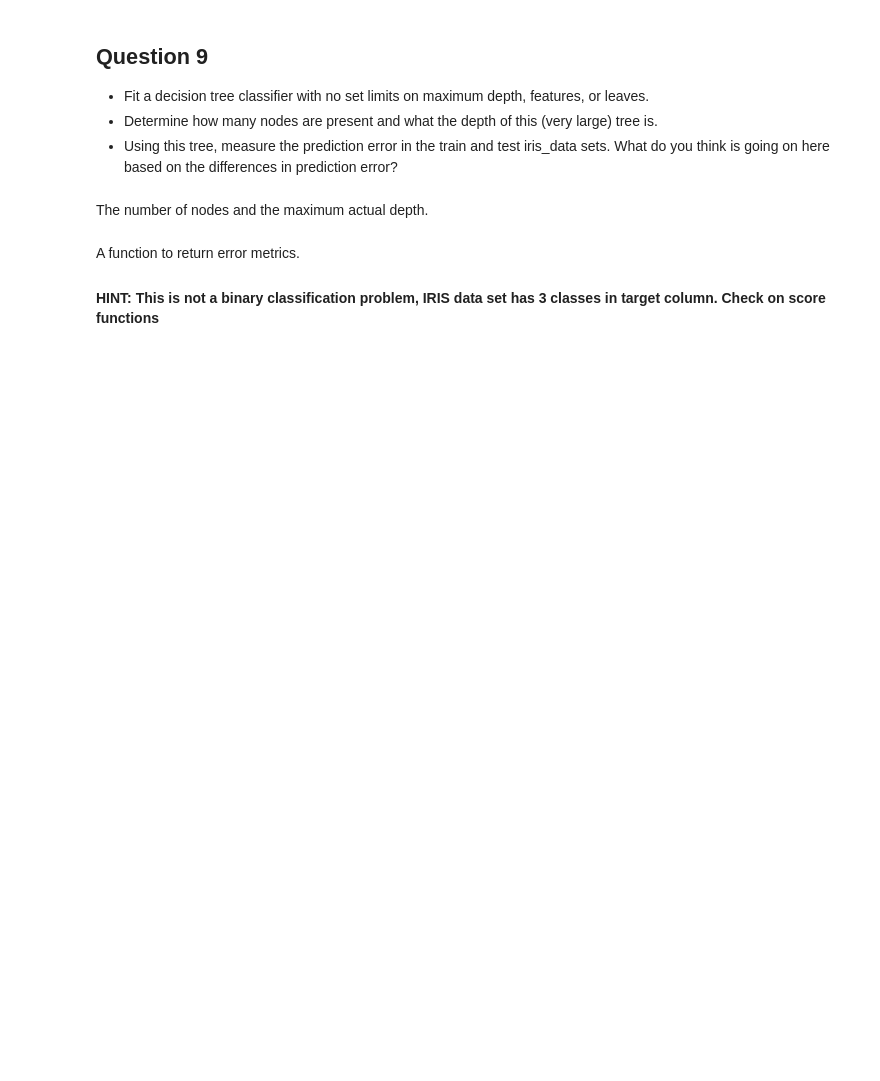
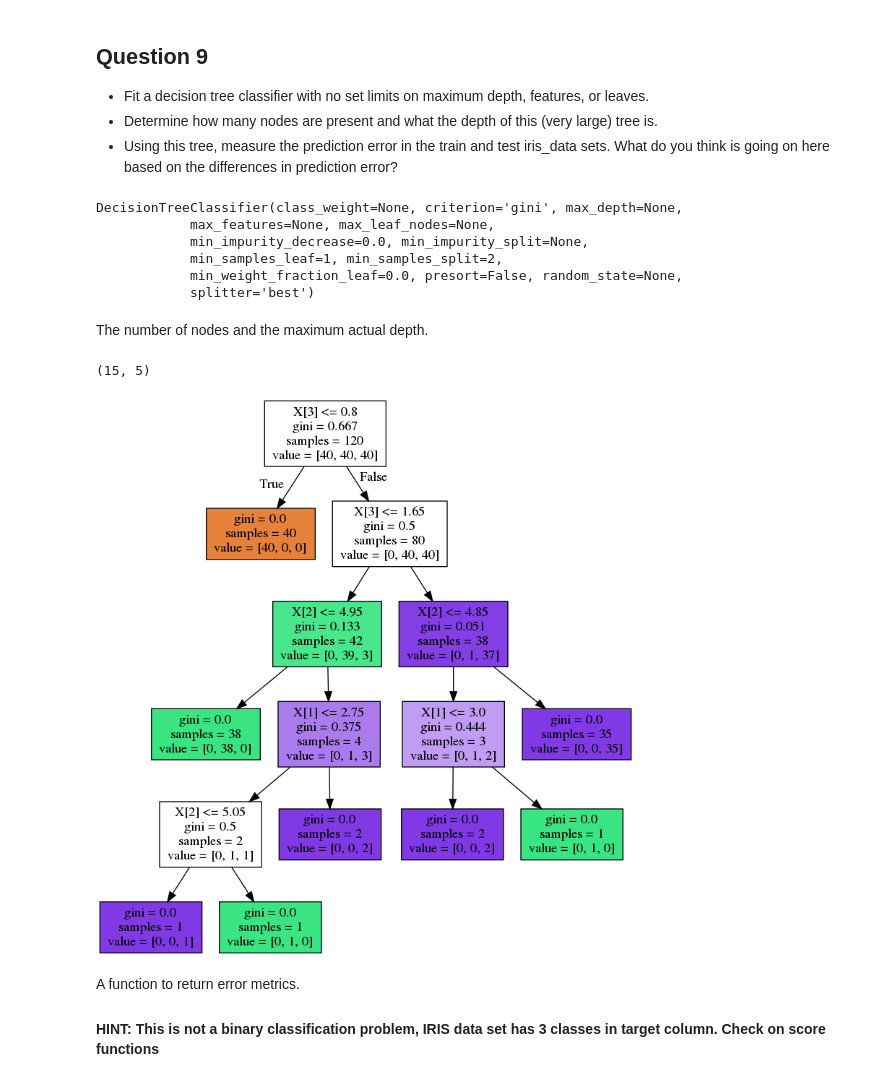
Before and after one commit to olszewskip/Intel_ML_501, a Jupyter notebook: week8/Week8_Decision_Trees_HW.ipynb, the cells around one changed output. Saved outputs shown, nothing was run; the diff lists cells and outputs as text; code cells hidden in the pictures; blank space fills up the shorter version.

```diff
--- a/week8/Week8_Decision_Trees_HW.ipynb
+++ b/week8/Week8_Decision_Trees_HW.ipynb
@@ -326,3 +342,7 @@ else:
 ## Question 7
 * Import the iris data and examine the features.
 * We will be using all of them to predict species, but the species feature will need to be integer encoded.
+# %%
+file = os.path.join('data', 'Iris_Data.csv')
+data = pd.read_csv(file)
+data.columns
@@ -335,5 +378,22 @@ Convert the species feature to an integer. This is a quick way to do it using Pa
 * Check the percent composition of each species level for both the train and test data sets.
 # %%
 # All data columns except for species
+feature_cols = data.columns.drop('species')
+# %%
+from sklearn.model_selection import StratifiedShuffleSplit
+
+# Split the data into two parts with 1000 points in the test data
+# This creates a generator
+strat_shuff_split = StratifiedShuffleSplit(n_splits=1, test_size=0.2, random_state=42)
+
+# Get the index values from the generator
+train_idx, test_idx = next(strat_shuff_split.split(data[feature_cols], data['species']))
+
+# Create the data sets
+X_train = data.loc[train_idx, feature_cols]
+y_train = data.loc[train_idx, 'species']
+
+X_test = data.loc[test_idx, feature_cols]
+y_test = data.loc[test_idx, 'species']
 # %% [markdown]
 Now check the percent composition of each species in the train and test iris_data sets. The iris_data set is equally distributed, as can be seen below.
@@ -343,8 +417,42 @@ Now check the percent composition of each species in the train and test iris_dat
 * Fit a decision tree classifier with no set limits on maximum depth, features, or leaves.
 * Determine how many nodes are present and what the depth of this (very large) tree is.
 * Using this tree, measure the prediction error in the train and test iris_data sets. What do you think is going on here based on the differences in prediction error?
+# %%
+from sklearn.tree import DecisionTreeClassifier
+bare_tree_clf = DecisionTreeClassifier()
+bare_tree_clf.fit(X_train, y_train)
+# %% [output]
+DecisionTreeClassifier(class_weight=None, criterion='gini', max_depth=None,
+            max_features=None, max_leaf_nodes=None,
+            min_impurity_decrease=0.0, min_impurity_split=None,
+            min_samples_leaf=1, min_samples_split=2,
+            min_weight_fraction_leaf=0.0, presort=False, random_state=None,
+            splitter='best')
 # %% [markdown]
 The number of nodes and the maximum actual depth.
+# %%
+bare_tree_clf.tree_.node_count, bare_tree_clf.tree_.max_depth
+# %% [output]
+(15, 5)
+# %%
+if pydotplus_installed:
+
+    # Create an output destination for the file
+    dot_data = StringIO()
+
+    export_graphviz(bare_tree_clf, out_file=dot_data, filled=True)
+    graph = pydotplus.graph_from_dot_data(dot_data.getvalue())
+
+    # View the tree image
+    filename = 'iris_bare_tree.png'
+    graph.write_png(filename)
+    img = Image(filename=filename)
+    display(img)
+
+else:
+    print('This cell not executed because PyDotPlus could not be loaded.')
+# %% [output]
+[figure, added]
 # %% [markdown]
 A function to return error metrics.
 #### HINT: This is not a binary classification problem, IRIS data set has 3 classes in target column. Check on score functions
```
Also changed, not shown: parts of 24 cells of this notebook.
